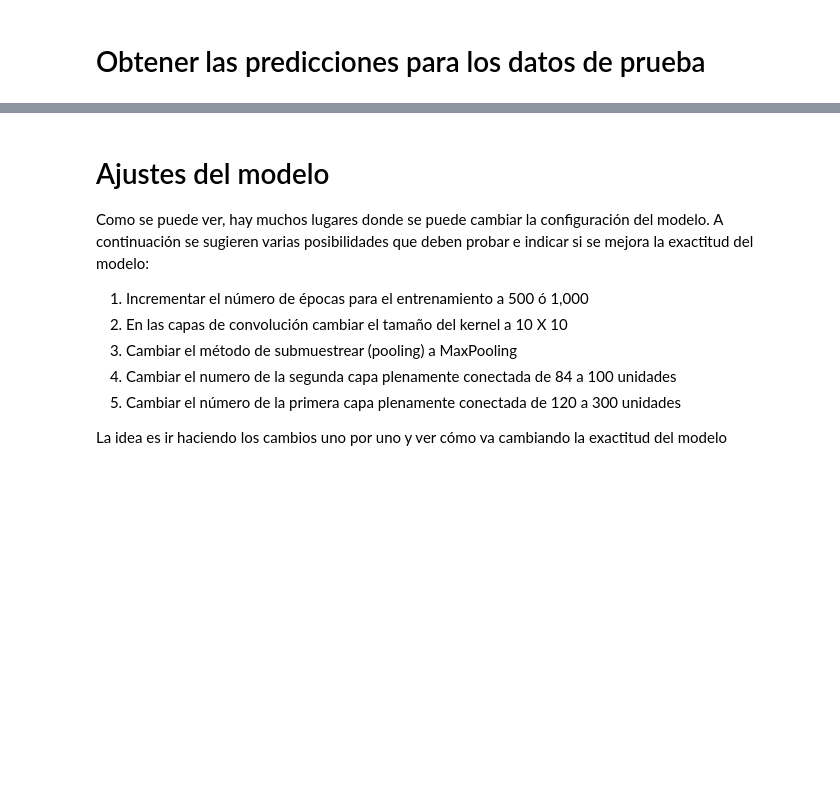
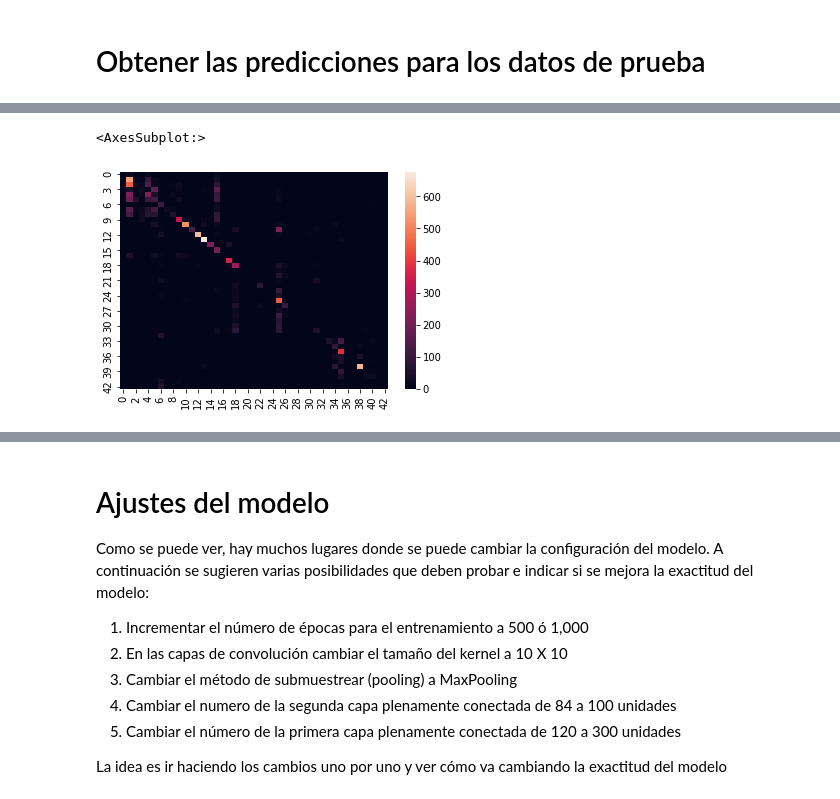
Before and after one commit to lauratamath/lab10-ClasificacionDeRotulos, a Jupyter notebook: Lab 10 - Clasificacion Rotulos Transito con LeNet.ipynb, the cells around one changed output, grey strips where cells are left out. Drawn from its saved outputs; the diff is of its cells as text; code cells hidden in the pictures; blank space fills up the shorter version.

```diff
--- a/Lab 10 - Clasificacion Rotulos Transito con LeNet.ipynb
+++ b/Lab 10 - Clasificacion Rotulos Transito con LeNet.ipynb
@@ -401,6 +406,7 @@ plt.show()
 #
 #clases_predichas = modelo_cnn.predict_classes(X_prueba_gris_norm)
 
-clases_predichas = np.argmax(modelo_cnn.predict(X_prueba_BN_norm),axis=1)
+clases_predichas = np.argmax(model.predict(X_prueba),axis=1)
 
 # se obtienen los índices para poder graficar
+index = np.random.choice(X_prueba.shape[0], size=(7*7), replace=False)
@@ -407,5 +415,9 @@ clases_predichas = np.argmax(modelo_cnn.predict(X_prueba_BN_norm),axis=1)
 # %%
 # Generar un mapa de calor para la matriz de confusión
+sns.heatmap(confusion_matrix(y_prueba, clases_predichas))
+# %% [output]
+<AxesSubplot:>
+[figure, added]
 # %%
 # Generar un cuadro de 7 X 7 con los primeros 49 rótulos del conjunto de prueba y
 #   para cada uno colocar de título la etiqueta verdadera y el código predicho por el
```
Also changed, not shown: parts of 14 cells of this notebook, 1 other file.
